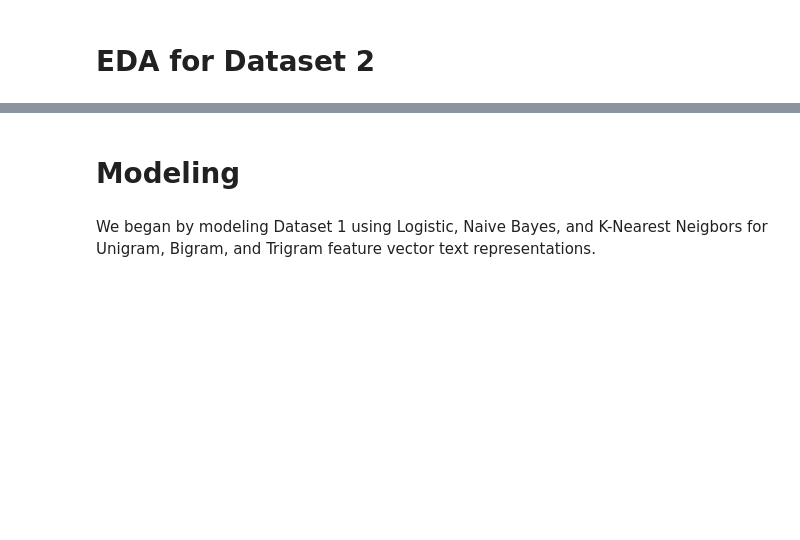
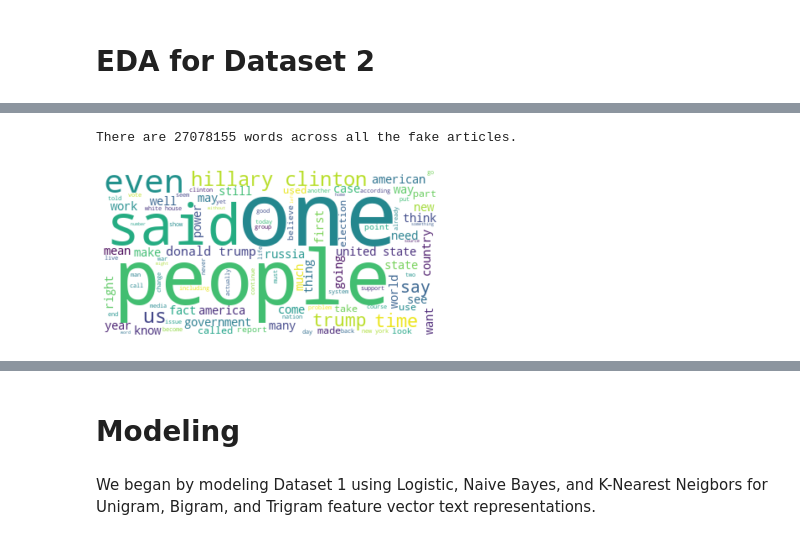
Before and after one commit to akikoiwamizu/w207-project, a Jupyter notebook: final_submission.ipynb, the cells around one changed output, grey strips where cells are left out. Cells and saved outputs as stored; diff of their text form; code cells hidden in the pictures; blank space fills up the shorter version.

```diff
--- a/final_submission.ipynb
+++ b/final_submission.ipynb
@@ -680,17 +765,20 @@ plt.show()
 # %%
 # Create a word cloud of all the fake records.
-fakefilt = df_test2[(df_test2['label_bin'] == 0)]
+fakefilt = df_test2_filtered[(df_test2_filtered['label_bin'] == 0)]
 text = " ".join(article for article in fakefilt.clean_text)
 
-# print the number of words across all the articles
+# Print the number of words across all the articles.
 print ("There are {} words across all the fake articles.".format(len(text)))
 
-# Create and generate a word cloud image
+# Create and generate a word cloud image.
 wordcloud = WordCloud(max_words=100, background_color="white").generate(text)
 
-# Display the wordcloud
+# Display the wordcloud.
 plt.imshow(wordcloud, interpolation='bilinear')
 plt.axis("off")
 plt.show()
+# %% [output]
+There are 27078155 words across all the fake articles.
+[figure, added]
 # %%
 # Distribution of the polarity of the clean text values of the fake news data.
```
Also changed, not shown: parts of 62 cells of this notebook.
